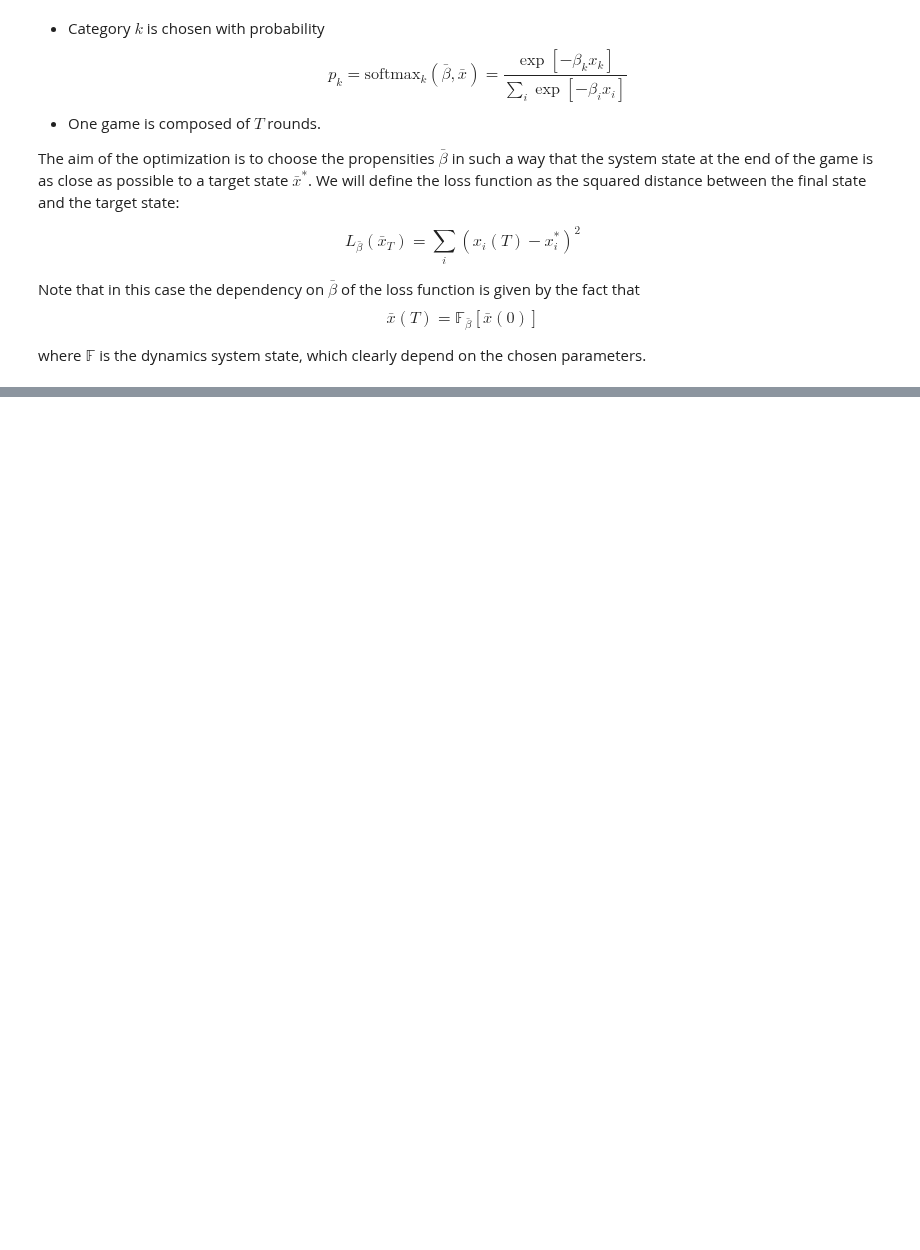
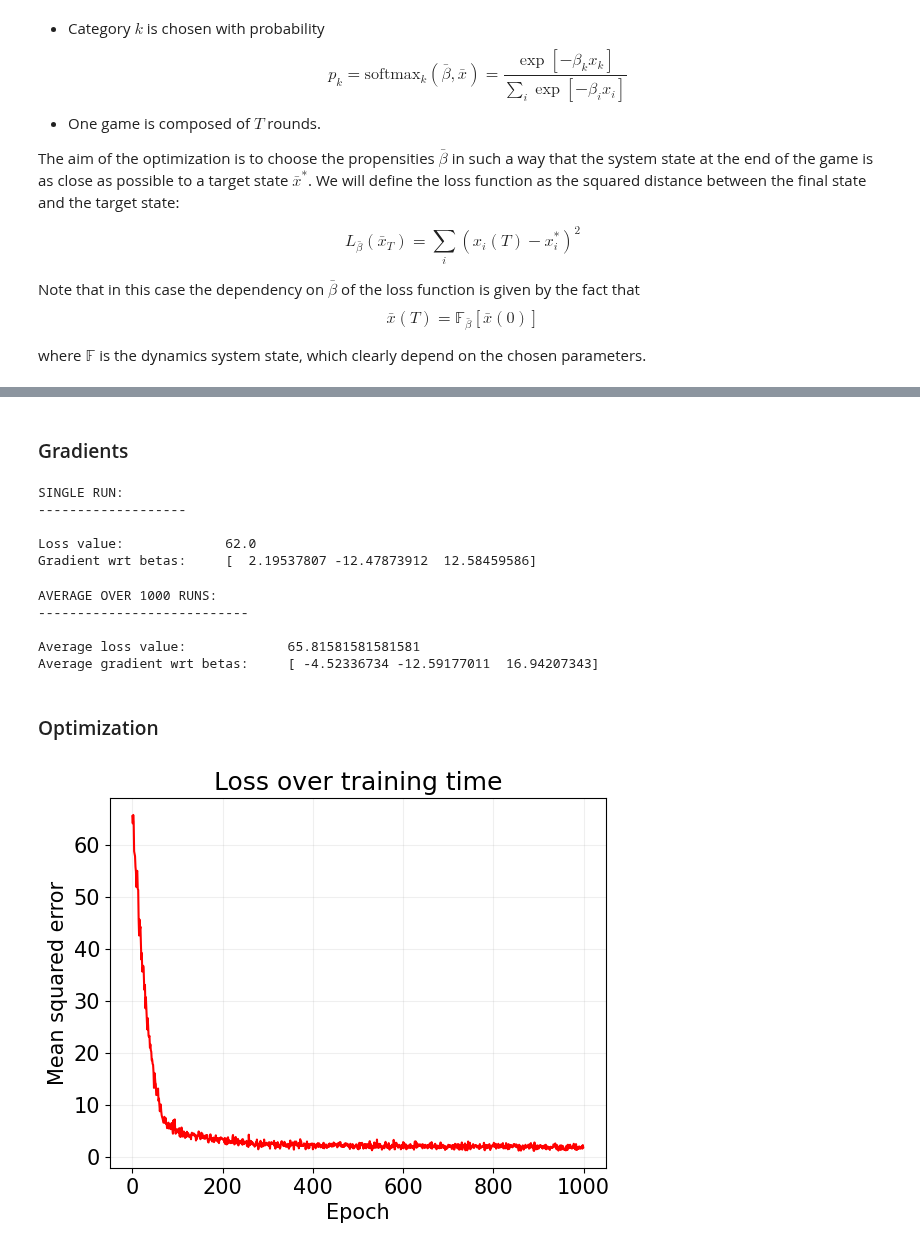
Before and after one commit to fmottes/jax-morph, a Jupyter notebook: tutorials/intro_to_optimization/02 - Optimization of stochastic simulations.ipynb, the cells around one changed output, grey strips where cells are left out. Saved outputs shown, nothing was run; the diff lists cells and outputs as text; code cells hidden in the pictures; blank space fills up the shorter version.

Commit message:
stochastic optimization working

```diff
--- a/tutorials/intro_to_optimization/02 - Optimization of stochastic simulations.ipynb
+++ b/tutorials/intro_to_optimization/02 - Optimization of stochastic simulations.ipynb
@@ -352,7 +354,7 @@ def simulation(subkey, x0, betas, T):
 # %%
 ### Carry out a trial simulation
 
-x0 = np.ones(N)
+x0 = np.zeros(N)
 betas = np.ones(N)
 
 key, subkey = jax.random.split(key)
@@ -369,0 +397,44 @@ Target final state:     [ 6  2 12]
+# %%
+def ST_loss(subkey, x0, betas, T, target_x):
+
+    x0 = np.asarray(x0)
+    target_x = np.asarray(target_x)
+
+    xT = ST_simulation(subkey, x0, betas, T)
+
+    return loss_x(xT, target_x)
+# %% [markdown]
+### Gradients
+# %%
+key, subkey = jax.random.split(key)
+o, g = jax.value_and_grad(ST_loss, argnums=2)(subkey, x0, betas, T, target_x)
+
+print('SINGLE RUN:\n-------------------\n')
+print(f'Loss value:\t\t{o}')
+print(f'Gradient wrt betas:\t{g}')
+# %% [output]
+SINGLE RUN:
+-------------------
+
+Loss value:             62.0
+Gradient wrt betas:     [  2.19537807 -12.47873912  12.58459586]
+# %%
+N_AVG = 1000
+
+key, *subkeys = jax.random.split(key, N_AVG)
+subkeys = np.asarray(subkeys)
+
+o, g = jax.vmap(jax.value_and_grad(ST_loss, argnums=2), in_axes=(0,None,None,None,None))(subkeys, x0, betas, T, target_x)
+
+print(f'AVERAGE OVER {N_AVG} RUNS:\n---------------------------\n')
+
+print(f'Average loss value:\t\t{o.mean()}')
+print(f'Average gradient wrt betas:\t{g.mean(0)}')
+# %% [output]
+AVERAGE OVER 1000 RUNS:
+---------------------------
+
+Average loss value:             65.81581581581581
+Average gradient wrt betas:     [ -4.52336734 -12.59177011  16.94207343]
+# %% [markdown]
+### Optimization
@@ -369,0 +484,14 @@ Target final state:     [ 6  2 12]
+# %%
+plt.plot(np.arange(EPOCHS), losses, 'r')
+
+plt.xlabel('Epoch')
+plt.ylabel('Mean squared error')
+plt.title('Loss over training time')
+
+# plt.yscale('log')
+
+plt.grid(alpha=.2)
+
+plt.show()
+# %% [output]
+[figure, added]
```
Also changed, not shown: parts of 24 cells of this notebook.
